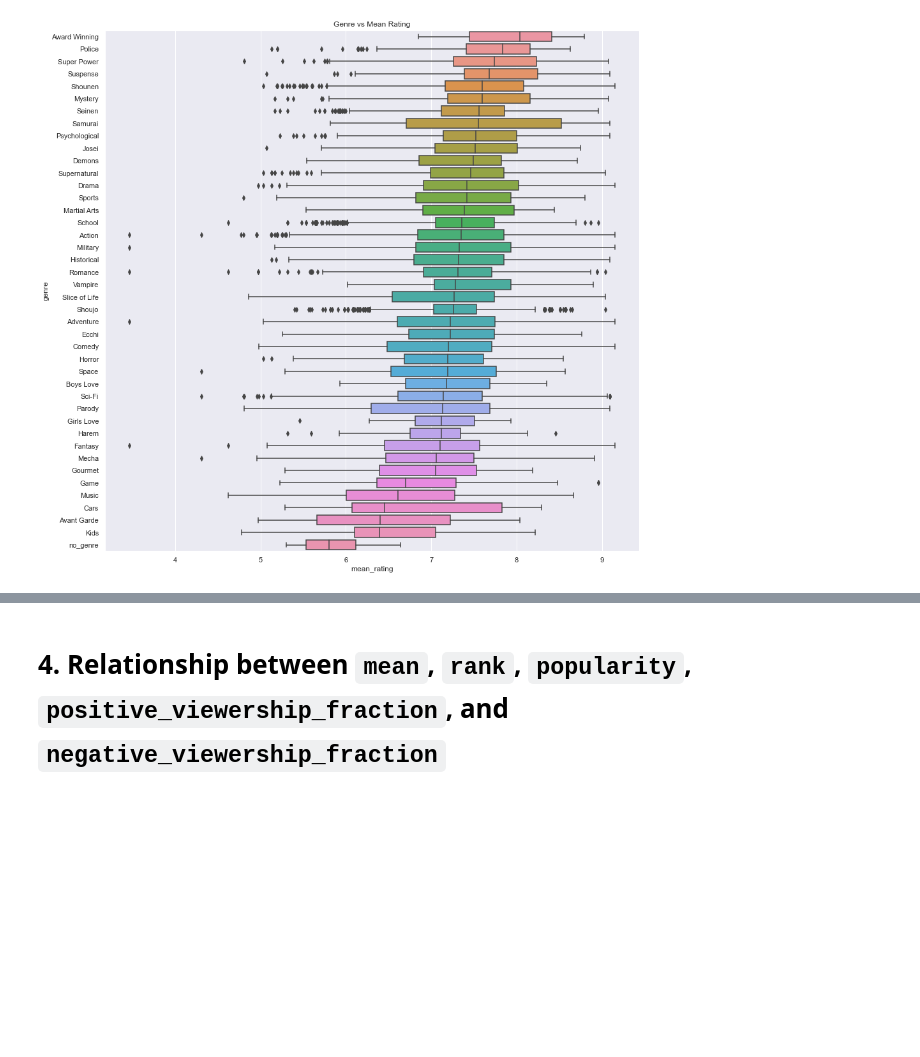
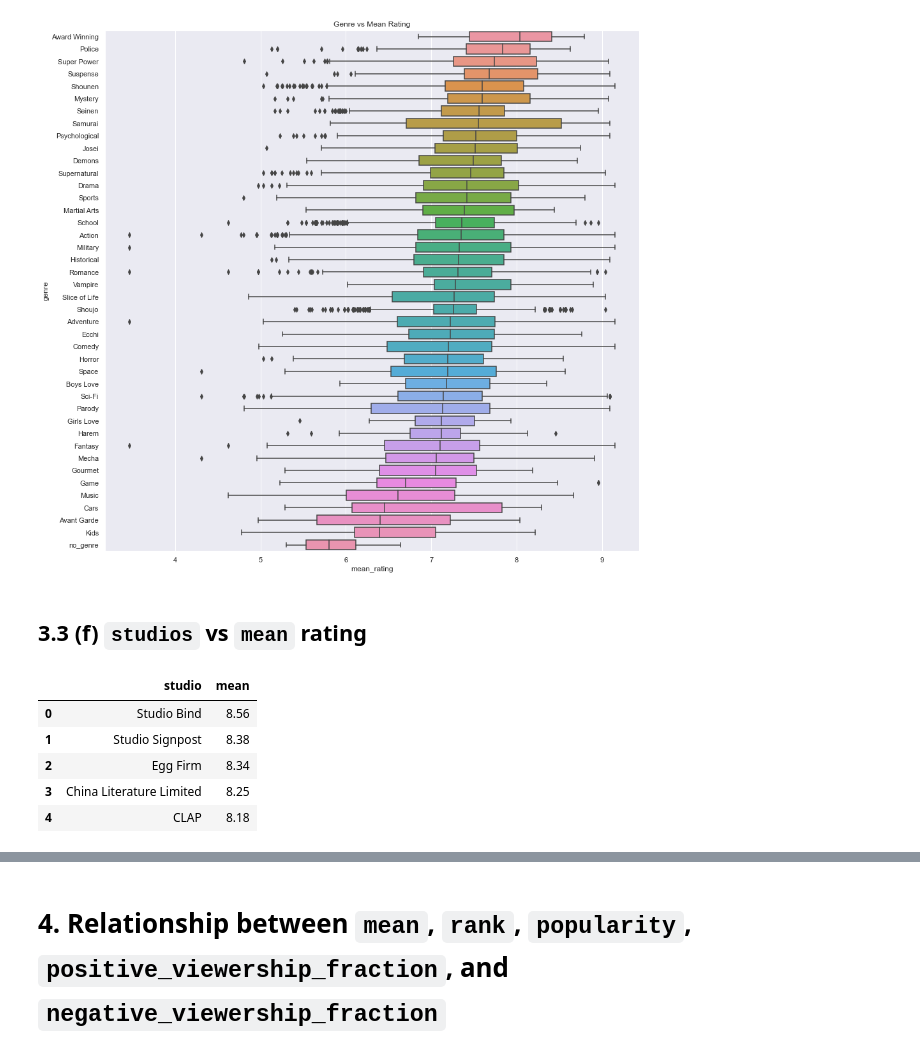
Before and after one commit to ztjhz/SC1015-Project, a Jupyter notebook: Anime/exploratory_data_analysis_visualization.ipynb, the cells around one changed output, grey strips where cells are left out. Drawn from its saved outputs; the diff is of its cells as text; code cells hidden in the pictures; blank space fills up the shorter version.

```diff
--- a/Anime/exploratory_data_analysis_visualization.ipynb
+++ b/Anime/exploratory_data_analysis_visualization.ipynb
@@ -988,3 +987,5 @@ genre_mean_df.head()
 cat_mean_boxplot(cat='genre', mean='mean_rating', data=genre_mean_df)
 # %% [output]
 [figure]
+# %% [markdown]
+## 3.3 (f) `studios` vs `mean` rating
@@ -990,0 +1007,18 @@ cat_mean_boxplot(cat='genre', mean='mean_rating', data=genre_mean_df)
+# %%
+# convert to dataframe
+studios_mean_ratings_df = pd.DataFrame(studios_mean_ratings_dict.items())
+
+# rename columns
+studios_mean_ratings_df.rename(columns={0: "studio", 1: "mean"}, inplace=True)
+
+# sort df in descending order
+studios_mean_ratings_df = studios_mean_ratings_df.sort_values(by='mean', ascending=False).reset_index(drop=True)
+
+studios_mean_ratings_df.head()
+# %% [output]
+|  | studio | mean |
+| 0 | Studio Bind | 8.56 |
+| 1 | Studio Signpost | 8.38 |
+| 2 | Egg Firm | 8.34 |
+| 3 | China Literature Limited | 8.25 |
+| 4 | CLAP | 8.18 |
```
Also changed, not shown: parts of 41 cells of this notebook.
